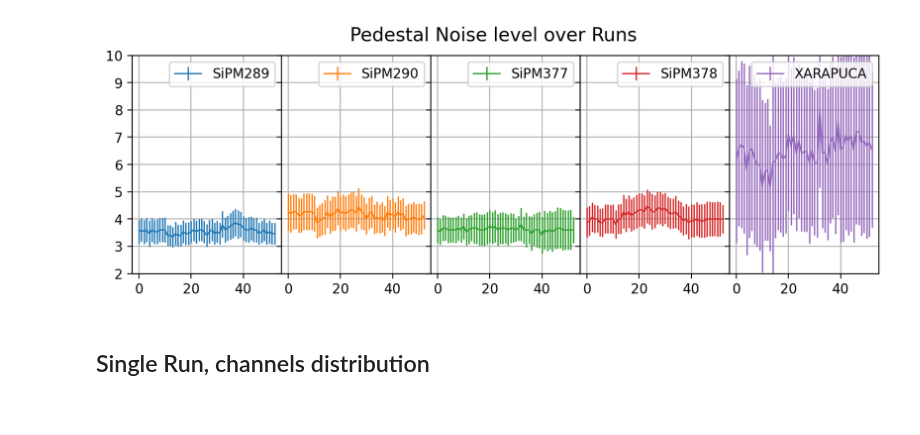
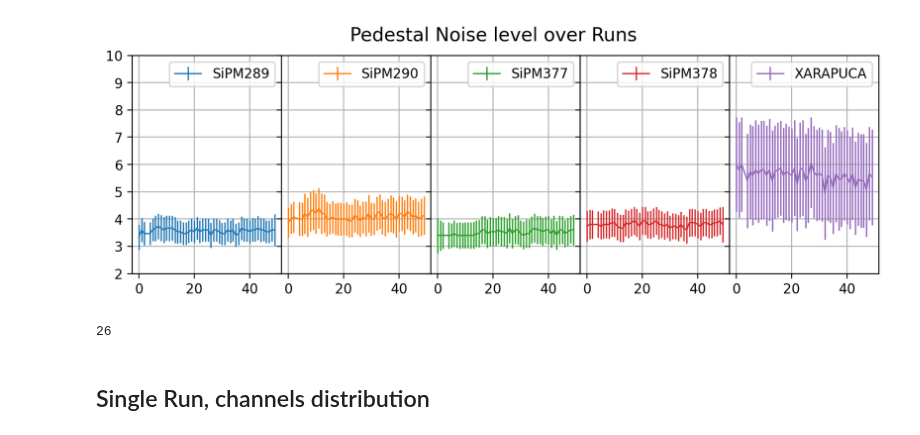
Before and after one commit to CIEMAT-Neutrino/SCINT, a Jupyter notebook: joython/joython_notebooks/Noise.ipynb, the cells around one changed output. Drawn from its saved outputs; the diff is of its cells as text; code cells hidden in the pictures.

```diff
--- a/joython/joython_notebooks/Noise.ipynb
+++ b/joython/joython_notebooks/Noise.ipynb
@@ -6,46 +6,50 @@ from lib import *
 %matplotlib inline
 # %%
 
-# path="/media/rodrigoa/DiscoDuro/SBND_XA_PDE/APSAIA_VIS/joython/"
-# Run_props=open_run_properties(0,"../macros/APSAIA_VIS.xlsx")
-# Runs=open_runs_table("../macros/APSAIA_VIS.xlsx")
+path="/media/rodrigoa/DiscoDuro/SBND_XA_PDE/APSAIA_VIS/joython/"
+Run_props=open_run_properties(0,"../macros/APSAIA_VIS.xlsx")
+Runs=open_runs_table("../macros/APSAIA_VIS.xlsx")
 
 
-path="/media/rodrigoa/DiscoDuro/SBND_XA_PDE/APSAIA_VUV/joython/"
-Run_props=open_run_properties(0,"../macros/APSAIA_VUV.xlsx")
-Runs=open_runs_table("../macros/APSAIA_VUV.xlsx")
+# path="/media/rodrigoa/DiscoDuro/SBND_XA_PDE/APSAIA_VUV/joython/"
+# Run_props=open_run_properties(0,"../macros/APSAIA_VUV.xlsx")
+# Runs=open_runs_table("../macros/APSAIA_VUV.xlsx")
 
 
 mean=np.zeros((len(Run_props["Channels"]),Runs["Run"].array.shape[0]))
 ress=np.zeros((len(Run_props["Channels"]),Runs["Run"].array.shape[0]))
 
 i=0
 for ch in Run_props["Channels"]:
     r=0;
     for run in Runs["Run"].array:
 
         Run_props=open_run_properties(run,"../macros/APSAIA_VUV.xlsx")
         run_path=path+"run"+str(run).zfill(2)+"/";
         compress=False
         Pedestal_vars=open_run_var(run_path,"Pedestal_vars",[ch],compressed=compress)
 
         counts, bins=np.histogram(Pedestal_vars[ch]["STD"], 300,[0,20])
         mode=bins[np.argmax(counts)]
-        resolution=np.std(Pedestal_vars[ch]["STD"][Pedestal_vars[ch]["STD"]<50])
+        resolution=np.std(Pedestal_vars[ch]["STD"][Pedestal_vars[ch]["STD"]<20])
         mean[i,r]=mode
         ress[i,r]=resolution
         r+=1;
     i+=1;
 
 
 x=Runs["Run"].array
 ys=mean
 yer=ress
 legend=Run_props["ChannelName"]
 
 fig,axs=horizontal_subplots(x,ys,yer,legend)
 # %% [output]
-[figure, old version]
+[figure, new version]
+# %%
+x[np.argmax(yer[0])]
+# %% [output]
+26
 # %% [markdown]
 ## Single Run, channels distribution
 # %%
```
Also changed, not shown: 7 other files.
